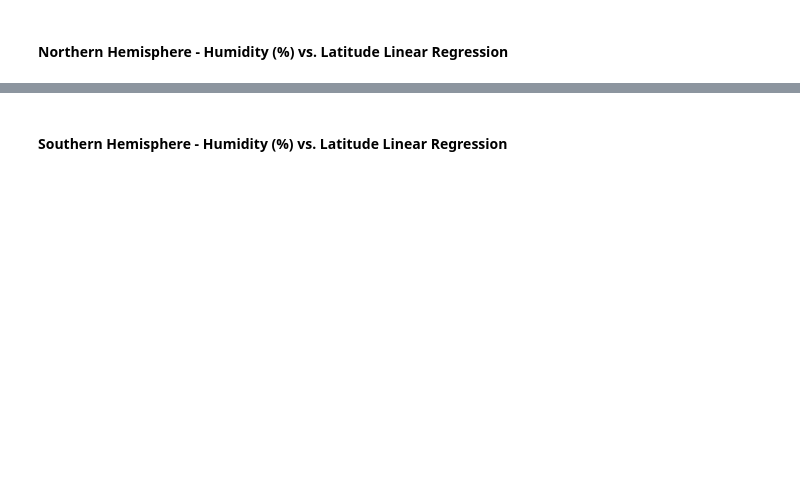
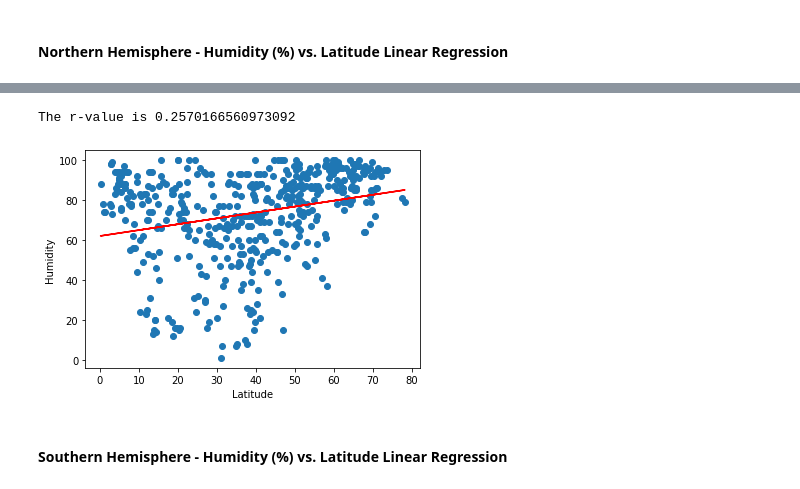
Before and after one commit to sreeven/Bootcamp, a Jupyter notebook: python-api-challenge/WeatherPy/WeatherPy.ipynb, the cells around one changed output, grey strips where cells are left out. Drawn from its saved outputs; the diff is of its cells as text; code cells hidden in the pictures; blank space fills up the shorter version.

```diff
--- a/python-api-challenge/WeatherPy/WeatherPy.ipynb
+++ b/python-api-challenge/WeatherPy/WeatherPy.ipynb
@@ -222,2 +260,9 @@ The r-value is: 0.000543987878808455
+# %%
+plot_regress(north["Latitude"],north["Humidity"])
+plt.ylabel("Humidity")
+plt.show()
+# %% [output]
+The r-value is 0.2570166560973092
+[figure, added]
 # %% [markdown]
 ####  Southern Hemisphere - Humidity (%) vs. Latitude Linear Regression
```
Also changed, not shown: parts of 29 cells of this notebook, 4 other files.
